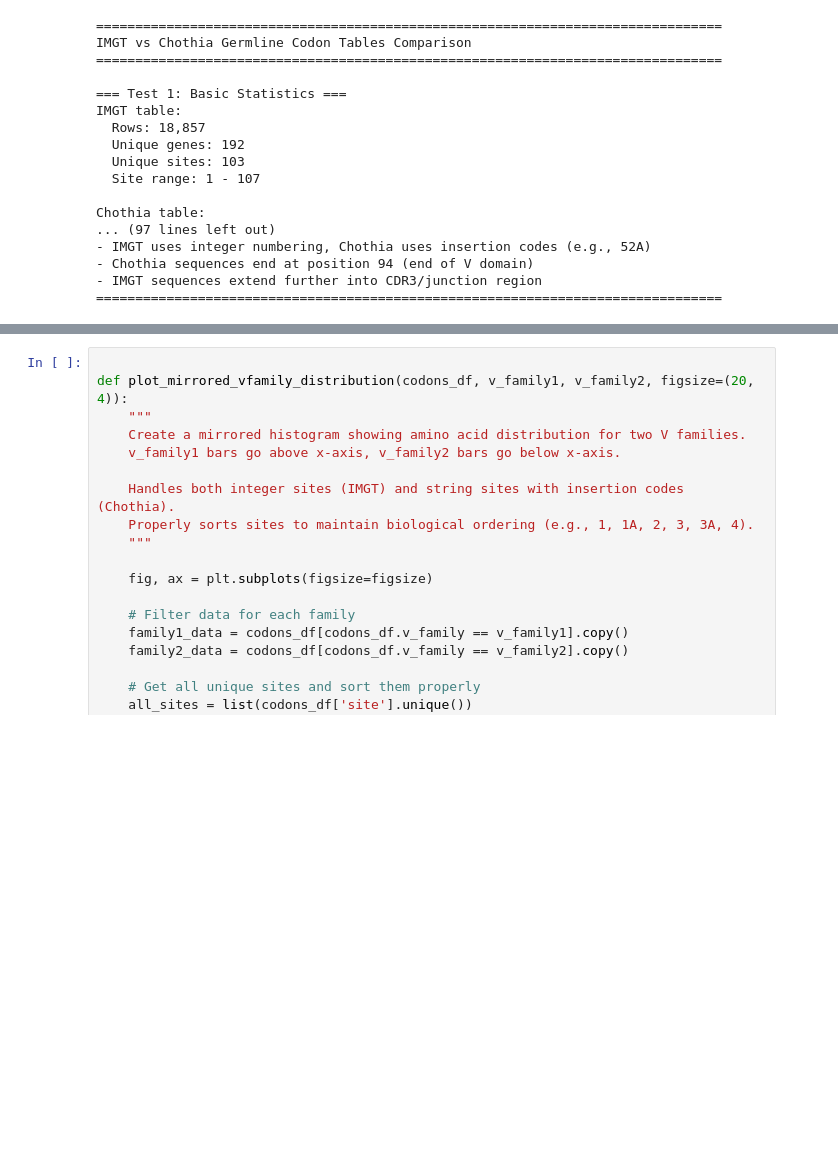
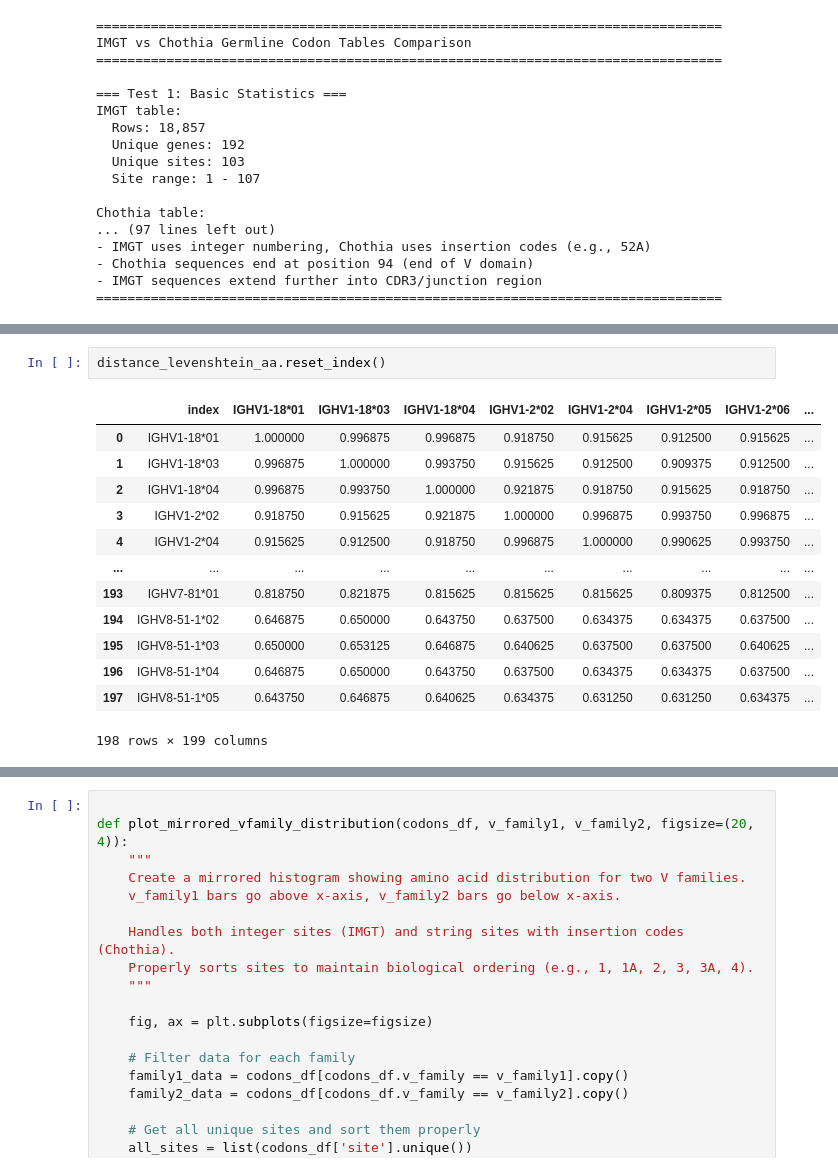
Before and after one commit to matsengrp/dasm-epistasis-experiments, a Jupyter notebook: germline.ipynb, the cells around one changed output, grey strips where cells are left out. Cells and saved outputs as stored; diff of their text form; blank space fills up the shorter version.

```diff
--- a/germline.ipynb
+++ b/germline.ipynb
@@ -463,3 +456,19 @@ IGHV4: orange
 IGHV5: purple
 IGHV6: brown
 IGHV7: pink
+# %%
+distance_levenshtein_aa.reset_index()
+# %% [output]
+|  | index | IGHV1-18*01 | IGHV1-18*03 | IGHV1-18*04 | IGHV1-2*02 | IGHV1-2*04 | IGHV1-2*05 | IGHV1-2*06 | ... |
+| 0 | IGHV1-18*01 | 1.000000 | 0.996875 | 0.996875 | 0.918750 | 0.915625 | 0.912500 | 0.915625 | ... |
+| 1 | IGHV1-18*03 | 0.996875 | 1.000000 | 0.993750 | 0.915625 | 0.912500 | 0.909375 | 0.912500 | ... |
+| 2 | IGHV1-18*04 | 0.996875 | 0.993750 | 1.000000 | 0.921875 | 0.918750 | 0.915625 | 0.918750 | ... |
+| 3 | IGHV1-2*02 | 0.918750 | 0.915625 | 0.921875 | 1.000000 | 0.996875 | 0.993750 | 0.996875 | ... |
+| 4 | IGHV1-2*04 | 0.915625 | 0.912500 | 0.918750 | 0.996875 | 1.000000 | 0.990625 | 0.993750 | ... |
+| ... | ... | ... | ... | ... | ... | ... | ... | ... | ... |
+| 193 | IGHV7-81*01 | 0.818750 | 0.821875 | 0.815625 | 0.815625 | 0.815625 | 0.809375 | 0.812500 | ... |
+| 194 | IGHV8-51-1*02 | 0.646875 | 0.650000 | 0.643750 | 0.637500 | 0.634375 | 0.634375 | 0.637500 | ... |
+| 195 | IGHV8-51-1*03 | 0.650000 | 0.653125 | 0.646875 | 0.640625 | 0.637500 | 0.637500 | 0.640625 | ... |
+| 196 | IGHV8-51-1*04 | 0.646875 | 0.650000 | 0.643750 | 0.637500 | 0.634375 | 0.634375 | 0.637500 | ... |
+| 197 | IGHV8-51-1*05 | 0.643750 | 0.646875 | 0.640625 | 0.634375 | 0.631250 | 0.631250 | 0.634375 | ... |
+198 rows × 199 columns
```
Also changed, not shown: parts of 9 cells of this notebook, 16 other files.
